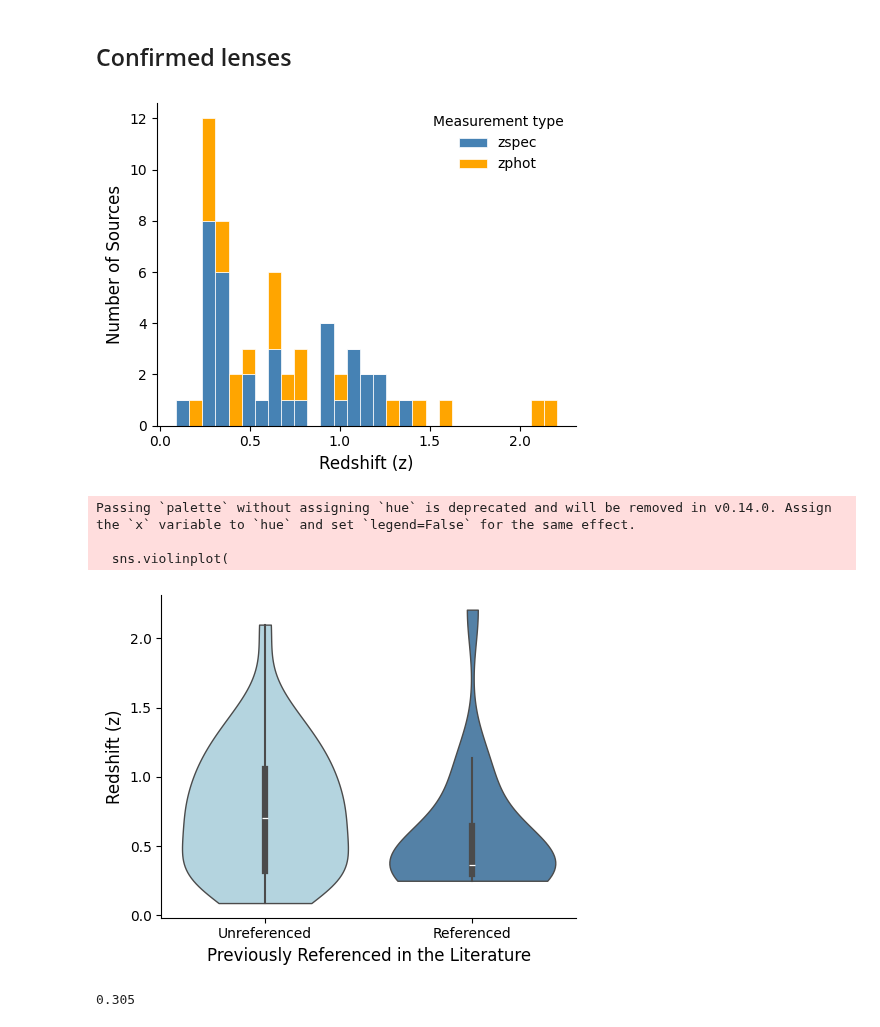
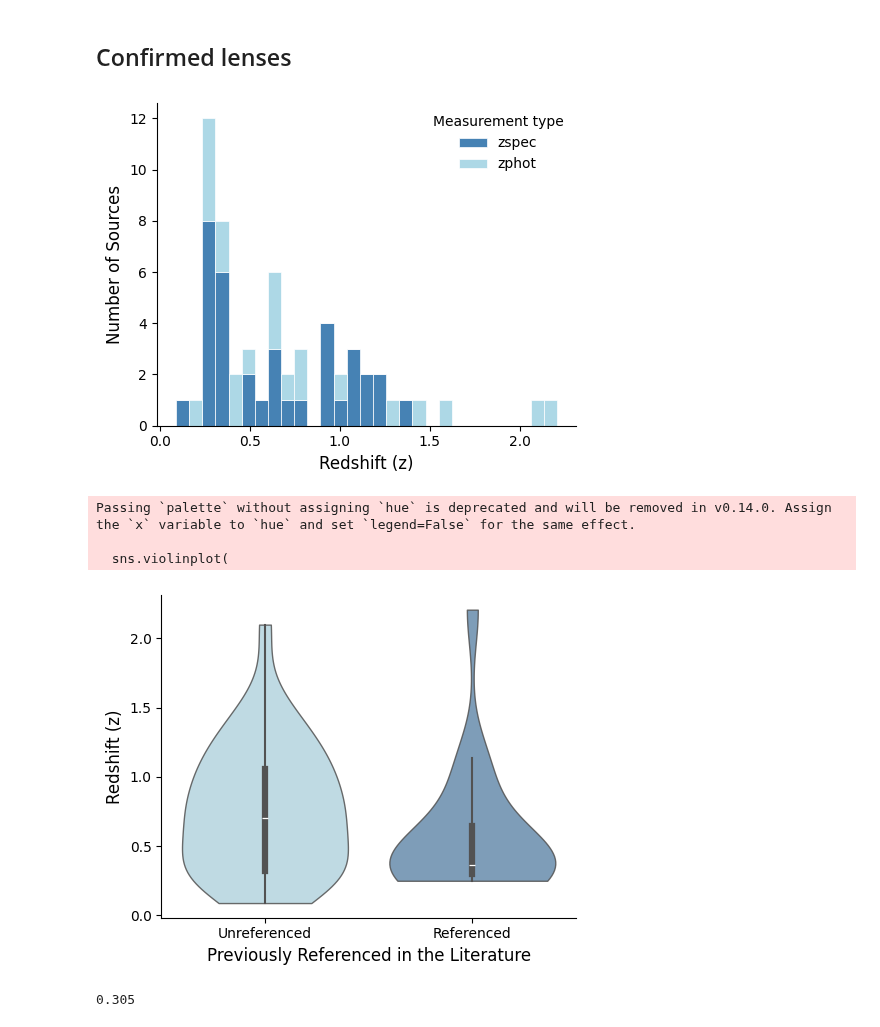
Before and after one commit to JuliaDima/AnomalyMatch-JWST, a Jupyter notebook: scripts.ipynb, the cells around one changed output. Saved outputs shown, nothing was run; the diff lists cells and outputs as text; code cells hidden in the pictures.

```diff
--- a/scripts.ipynb
+++ b/scripts.ipynb
@@ -629,7 +602,7 @@ mpl.rcParams.update({
 
 fig, ax = plt.subplots(figsize=(5, 4))
 
-colors = {"zspec": 'steelblue', "zphot": 'orange'}
+colors = {"zspec": 'steelblue', "zphot": 'lightblue'}
 ordered_sources = ["zspec", "zphot"]
 
 data_by_source_zspec = [
@@ -658,7 +631,7 @@ plt.tight_layout()
 plt.savefig("redshifts_hist.pdf", dpi=200)
 plt.show()
 # %% [output]
-[figure, old version]
+[figure, new version]
 # %%
 !pip install seaborn
 # %%
@@ -673,36 +646,37 @@ mpl.rcParams.update({
 })
 
 data = confirmed_lenses_df[confirmed_lenses_df["filename"].str.startswith("COWLS")==False].dropna(subset=["zlens", "Identified"]).copy()
 data["Identified_label"] = data["Identified"].map({True: "Referenced", False: "Unreferenced"})
 
 fig, ax = plt.subplots(figsize=(5, 4))
 
-palette = {"Referenced": "steelblue", "Unreferenced": "lightblue"}
+palette = {"Referenced": "#5B8DB8", "Unreferenced": "lightblue"}
 order = ["Unreferenced", "Referenced"]
 
 sns.violinplot(
     x="Identified_label",
     y="zlens",
     data=data,
     palette=palette,
     order=order,
     inner="box",
     cut=0,
     linewidth=1.0,
+    alpha=0.85,
     ax=ax
 )
 
 ax.set_xlabel("Previously Referenced in the Literature", fontsize=12)
 ax.set_ylabel("Redshift (z)", fontsize=12)
 
 plt.tight_layout()
-plt.savefig("violin_redshifts_identified.png", dpi=200)
+plt.savefig("violin_redshifts_identified.pdf", dpi=200)
 plt.show()
 # %% [output]
 Passing `palette` without assigning `hue` is deprecated and will be removed in v0.14.0. Assign the `x` variable to `hue` and set `legend=False` for the same effect.
 
   sns.violinplot(
-[figure, old version]
+[figure, new version]
 # %%
 np.median(confirmed_lenses_df.sort_values(by=['RA'])[:21]['zlens']) # Abel 2744 cluster median
 # %% [output]
```
Also changed, not shown: parts of 8 cells of this notebook, 22 other files.
